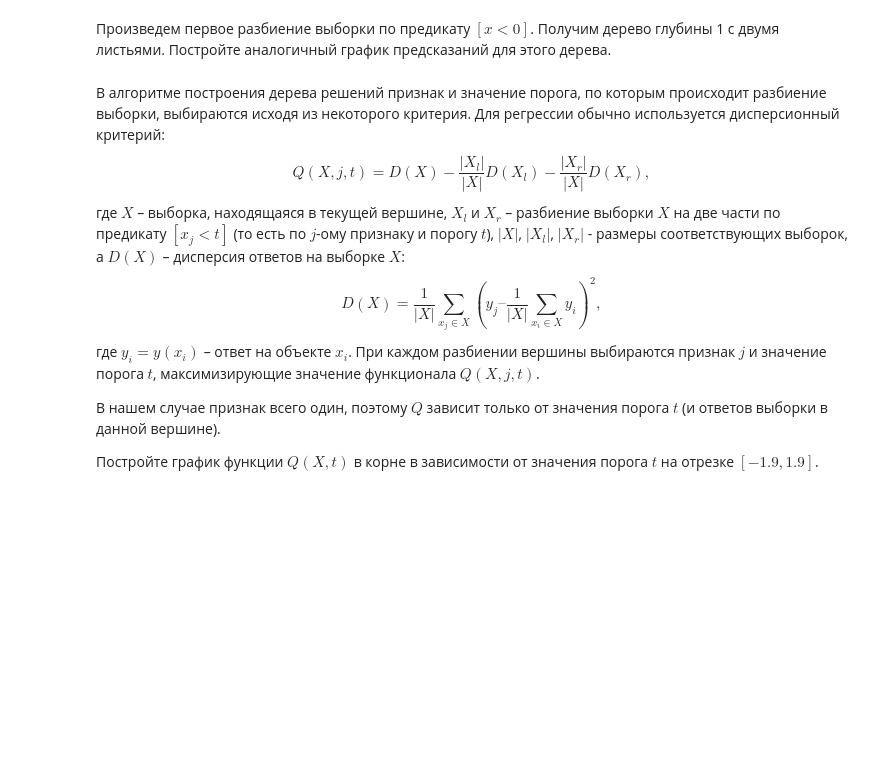
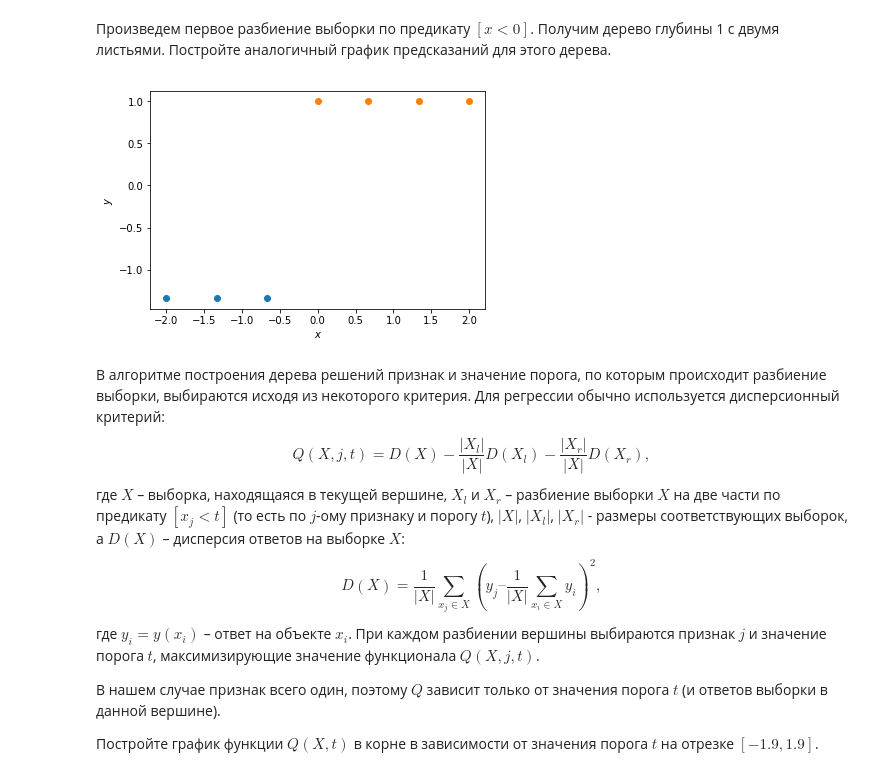
Before and after one commit to Kryvonis/ml_open, a Jupyter notebook: hw3_session3_decision_trees.ipynb, the cells around one changed output. Cells and saved outputs as stored; diff of their text form; code cells hidden in the pictures; blank space fills up the shorter version.

```diff
--- a/hw3_session3_decision_trees.ipynb
+++ b/hw3_session3_decision_trees.ipynb
@@ -43,3 +48,15 @@ plt.ylabel(r'$y$');
+# %%
+# Ваш код здесь
+f_X = X[X<0]
+s_X = X[X>=0]
+f_leave = np.array([np.mean(f_X) for _ in range(len(f_X))])
+s_leave = np.array([np.mean(s_X) for _ in range(len(s_X))])
+plt.scatter(f_X, f_leave)
+plt.scatter(s_X, s_leave)
+plt.xlabel(r'$x$')
+plt.ylabel(r'$y$');
+# %% [output]
+[figure, added]
 # %% [markdown]
 В алгоритме построения дерева решений признак и значение порога, по которым происходит разбиение выборки, выбираются исходя из некоторого критерия. Для регрессии обычно используется дисперсионный критерий:
 $$Q(X, j, t) = D(X) - \dfrac{|X_l|}{|X|} D(X_l) - \dfrac{|X_r|}{|X|} D(X_r),$$
```
Also changed, not shown: parts of 26 cells of this notebook, 2 other files.
